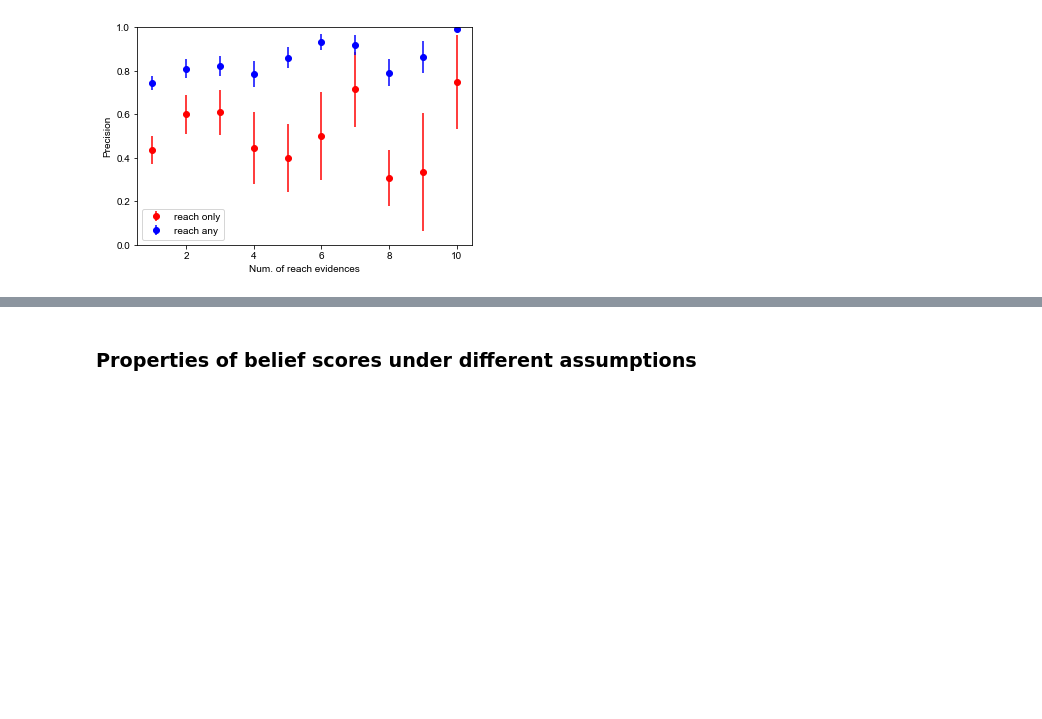
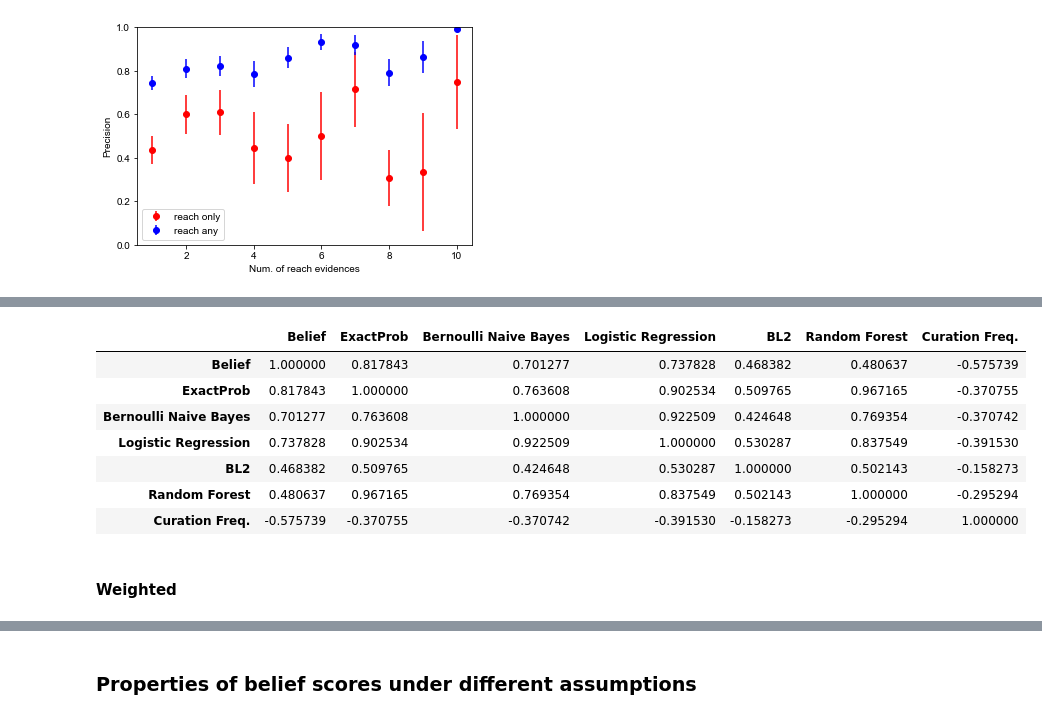
Before and after one commit to sorgerlab/indra_assembly_paper, a Jupyter notebook: notebooks/Belief Prediction.ipynb, the cells around one changed output, grey strips where cells are left out. Cells and saved outputs as stored; diff of their text form; code cells hidden in the pictures; blank space fills up the shorter version.

```diff
--- a/notebooks/Belief Prediction.ipynb
+++ b/notebooks/Belief Prediction.ipynb
@@ -965,0 +966,13 @@ plt.title(all_sample_title, size = 15);
+# %%
+unwt_probs_df.corr('pearson')
+# %% [output]
+|  | Belief | ExactProb | Bernoulli Naive Bayes | Logistic Regression | BL2 | Random Forest | Curation Freq. |
+| Belief | 1.000000 | 0.817843 | 0.701277 | 0.737828 | 0.468382 | 0.480637 | -0.575739 |
+| ExactProb | 0.817843 | 1.000000 | 0.763608 | 0.902534 | 0.509765 | 0.967165 | -0.370755 |
+| Bernoulli Naive Bayes | 0.701277 | 0.763608 | 1.000000 | 0.922509 | 0.424648 | 0.769354 | -0.370742 |
+| Logistic Regression | 0.737828 | 0.902534 | 0.922509 | 1.000000 | 0.530287 | 0.837549 | -0.391530 |
+| BL2 | 0.468382 | 0.509765 | 0.424648 | 0.530287 | 1.000000 | 0.502143 | -0.158273 |
+| Random Forest | 0.480637 | 0.967165 | 0.769354 | 0.837549 | 0.502143 | 1.000000 | -0.295294 |
+| Curation Freq. | -0.575739 | -0.370755 | -0.370742 | -0.391530 | -0.158273 | -0.295294 | 1.000000 |
+# %% [markdown]
+#### Weighted
```
Also changed, not shown: parts of 71 cells of this notebook.
